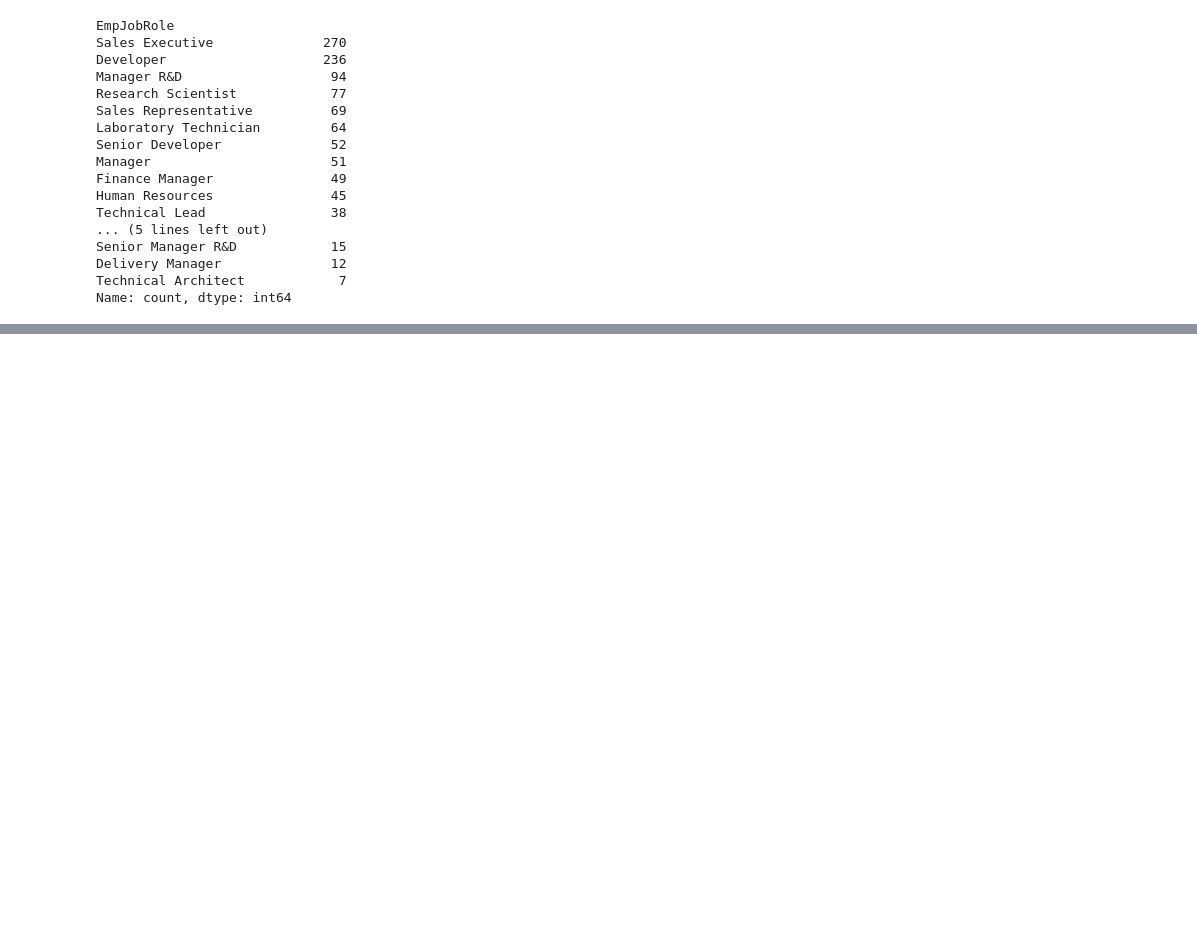
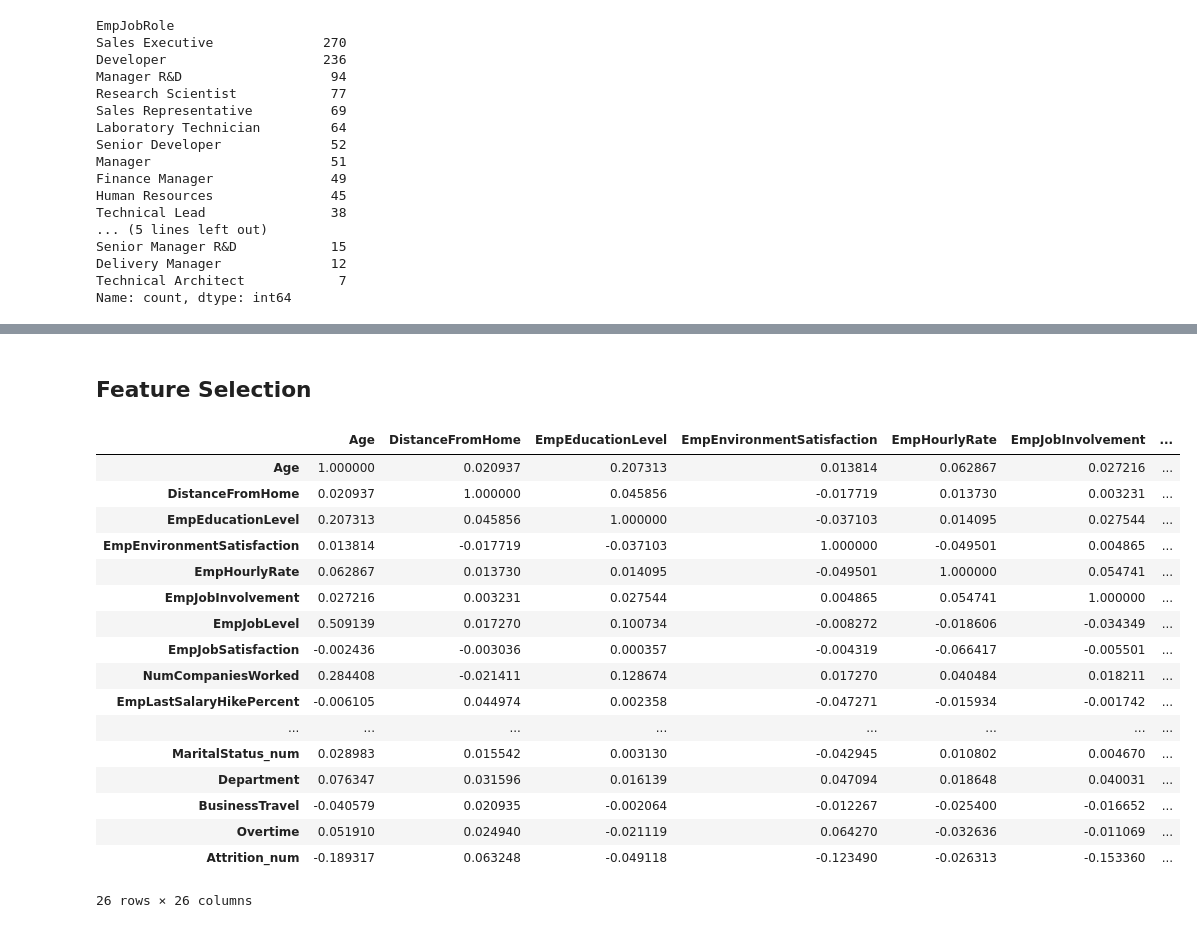
Before and after one commit to Dishantkharkar/Employee-Performance-Analysis---INX-Future-Inc., a Jupyter notebook: src/Data Preprocessing/data_processing.ipynb, the cells around one changed output, grey strips where cells are left out. Saved outputs shown, nothing was run; the diff lists cells and outputs as text; code cells hidden in the pictures; blank space fills up the shorter version.

```diff
--- a/src/Data Preprocessing/data_processing.ipynb
+++ b/src/Data Preprocessing/data_processing.ipynb
@@ -326,0 +444,23 @@ Name: count, dtype: int64
+# %% [markdown]
+## **Feature Selection**
+# %%
+data.corr()
+# %% [output]
+|  | Age | DistanceFromHome | EmpEducationLevel | EmpEnvironmentSatisfaction | EmpHourlyRate | EmpJobInvolvement | ... |
+| Age | 1.000000 | 0.020937 | 0.207313 | 0.013814 | 0.062867 | 0.027216 | ... |
+| DistanceFromHome | 0.020937 | 1.000000 | 0.045856 | -0.017719 | 0.013730 | 0.003231 | ... |
+| EmpEducationLevel | 0.207313 | 0.045856 | 1.000000 | -0.037103 | 0.014095 | 0.027544 | ... |
+| EmpEnvironmentSatisfaction | 0.013814 | -0.017719 | -0.037103 | 1.000000 | -0.049501 | 0.004865 | ... |
+| EmpHourlyRate | 0.062867 | 0.013730 | 0.014095 | -0.049501 | 1.000000 | 0.054741 | ... |
+| EmpJobInvolvement | 0.027216 | 0.003231 | 0.027544 | 0.004865 | 0.054741 | 1.000000 | ... |
+| EmpJobLevel | 0.509139 | 0.017270 | 0.100734 | -0.008272 | -0.018606 | -0.034349 | ... |
+| EmpJobSatisfaction | -0.002436 | -0.003036 | 0.000357 | -0.004319 | -0.066417 | -0.005501 | ... |
+| NumCompaniesWorked | 0.284408 | -0.021411 | 0.128674 | 0.017270 | 0.040484 | 0.018211 | ... |
+| EmpLastSalaryHikePercent | -0.006105 | 0.044974 | 0.002358 | -0.047271 | -0.015934 | -0.001742 | ... |
+| ... | ... | ... | ... | ... | ... | ... | ... |
+| MaritalStatus_num | 0.028983 | 0.015542 | 0.003130 | -0.042945 | 0.010802 | 0.004670 | ... |
+| Department | 0.076347 | 0.031596 | 0.016139 | 0.047094 | 0.018648 | 0.040031 | ... |
+| BusinessTravel | -0.040579 | 0.020935 | -0.002064 | -0.012267 | -0.025400 | -0.016652 | ... |
+| Overtime | 0.051910 | 0.024940 | -0.021119 | 0.064270 | -0.032636 | -0.011069 | ... |
+| Attrition_num | -0.189317 | 0.063248 | -0.049118 | -0.123490 | -0.026313 | -0.153360 | ... |
+26 rows × 26 columns
```
Also changed, not shown: parts of 25 cells of this notebook, 2 other files.
